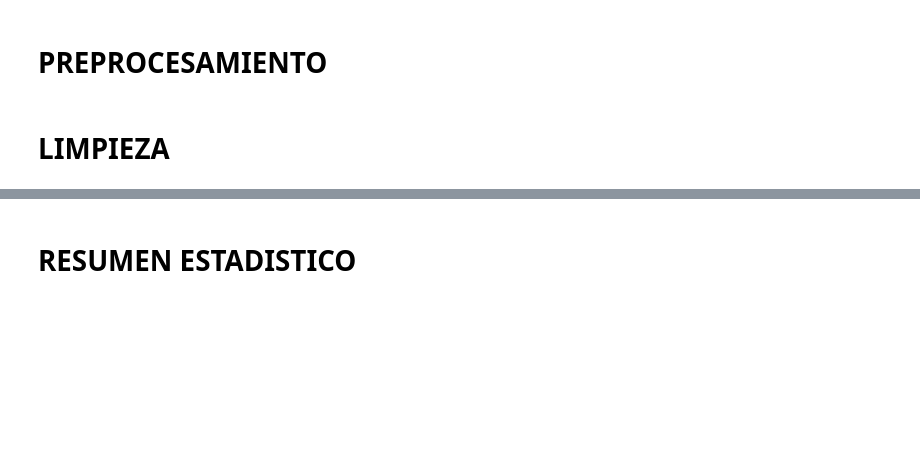
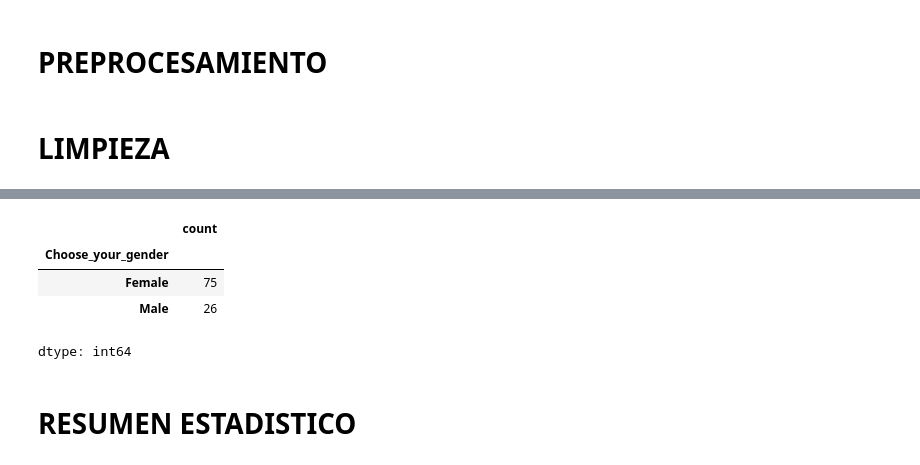
Before and after one commit to Neyder2502/salud-mental-analisis-datos, a Jupyter notebook: notebooks/Analizis_de_salud_mental_de_los_pelaitos.ipynb, the cells around one changed output, grey strips where cells are left out. Saved outputs shown, nothing was run; the diff lists cells and outputs as text; code cells hidden in the pictures; blank space fills up the shorter version.

```diff
--- a/notebooks/Analizis_de_salud_mental_de_los_pelaitos.ipynb
+++ b/notebooks/Analizis_de_salud_mental_de_los_pelaitos.ipynb
@@ -70,5 +128,11 @@ df['Age'].value_counts()
 # %%
-df['Gender'].value_counts()
+df['Choose_your_gender'].value_counts()
+# %% [output]
+|  | count |
+| Choose_your_gender |  |
+| Female | 75 |
+| Male | 26 |
+dtype: int64
 # %% [markdown]
 # **RESUMEN ESTADISTICO**
 # %%
```
Also changed, not shown: parts of 9 cells of this notebook.
